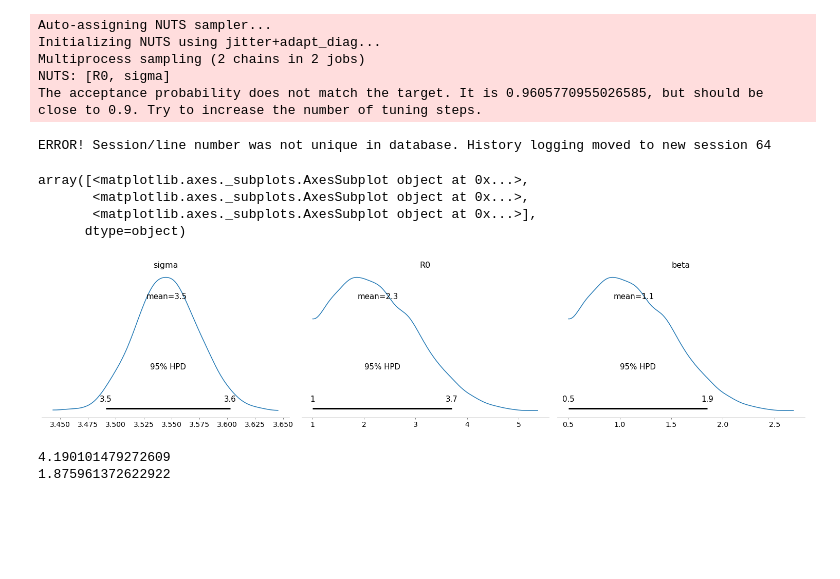
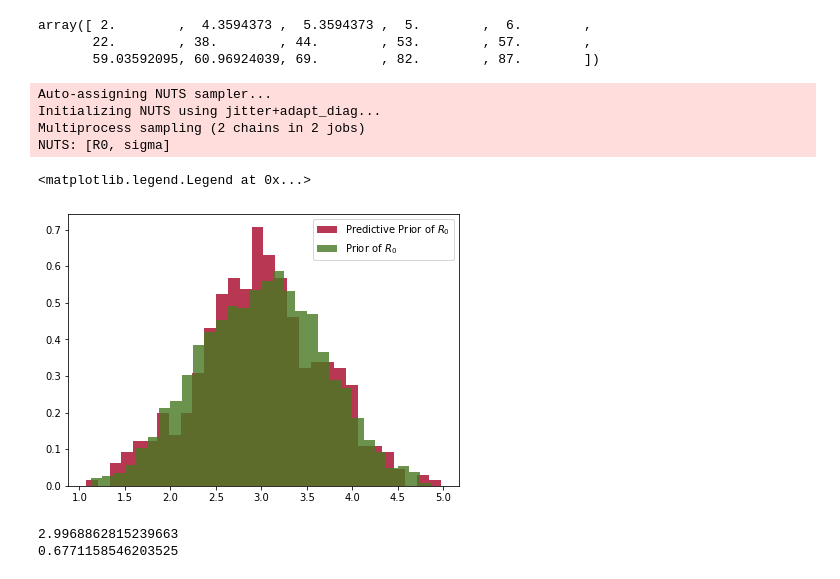
Before and after one commit to NunezKant/COVID19_MEX_MASTER, a Jupyter notebook: Probabilistic_Fit_SEAIR_D.ipynb, the cells around one changed output. Cells and saved outputs as stored; diff of their text form; code cells hidden in the pictures; blank space fills up the shorter version.

Commit message:
Aun sigue sin fittear bien :(

```diff
--- a/Probabilistic_Fit_SEAIR_D.ipynb
+++ b/Probabilistic_Fit_SEAIR_D.ipynb
@@ -218,5 +199,18 @@ SEAIRM_model = DifferentialEquation(
+# %%
+y_interp
+# %% [output]
+array([ 2.        ,  4.3594373 ,  5.3594373 ,  5.        ,  6.        ,
+       22.        , 38.        , 44.        , 53.        , 57.        ,
+       59.03592095, 60.96924039, 69.        , 82.        , 87.        ])
+# %%
+SEAIRM_model = DifferentialEquation(
+    func=SEAIR_M,
+    times=periodo_evaluacion[:int(days[-1]+1)],
+    n_states=6,
+    n_theta=5,
+)
 # %%
-with pm.Model() as model:
+with pm.Model() as model3:
 
     alpha = 0.2
     gamma = 0.5
@@ -225,7 +219,7 @@ with pm.Model() as model:
 
 
     sigma = pm.HalfCauchy('sigma', 0.5)
-    R0 = pm.Bound(pm.Normal, lower=1)('R0', 2,1)
+    R0 = pm.Bound(pm.Normal, lower=1, upper =5)('R0',3, 0.7)
     p_beta = pm.Deterministic('beta', gamma*R0)
 
     """
@@ -235,36 +229,30 @@ with pm.Model() as model:
     p[3] = Rho
     p[4] = Kappa
 
-    Estoy dejando fijos los demas parámetros, por ahora, dado que hay muy ppocas observaciones de infectados confirmados
+    Estoy dejando fijos los demas parámetros, por ahora, dado que hay muy pocas observaciones de infectados confirmados
     """
 
-
+    prior = pm.sample_prior_predictive()
     SEAIRM_curves = SEAIRM_model(y0=y0, theta=[p_beta, alpha, gamma, rho, kappa])
     Y = pm.Normal('Y', mu=SEAIRM_curves, sd=sigma, observed=yobs_vector)
 
-    prior = pm.sample_prior_predictive()
     trace = pm.sample(2000,tune=1000, target_accept=0.9, cores=2)
-    posterior_predictive = pm.sample_posterior_predictive(trace)
-
-    data = az.from_pymc3(trace=trace, prior = prior, posterior_predictive = posterior_predictive)
 # %% [output]
 Auto-assigning NUTS sampler...
 Initializing NUTS using jitter+adapt_diag...
 Multiprocess sampling (2 chains in 2 jobs)
 NUTS: [R0, sigma]
-The acceptance probability does not match the target. It is 0.9605770955026585, but should be close to 0.9. Try to increase the number of tuning steps.
-# %%
-az.plot_posterior(data,round_to=2, credible_interval=0.95)
-# %% [output]
-ERROR! Session/line number was not unique in database. History logging moved to new session 64
-array([<matplotlib.axes._subplots.AxesSubplot object at 0x...>,
-       <matplotlib.axes._subplots.AxesSubplot object at 0x...>,
-       <matplotlib.axes._subplots.AxesSubplot object at 0x...>],
-      dtype=object)
-[figure, removed]
-# %%
-print(trace["R0"].mean()+trace["R0"].std())
-print(trace["R0"].mean()-trace["R0"].std())
-# %% [output]
-4.190101479272609
-1.875961372622922
+# %%
+plt.figure(figsize = (7,5))
+plt.hist(prior["R0"],histtype="stepfilled",bins=30,alpha = .80, label = f"Predictive Prior of $R_0$",color = "#A60628", density = True)
+plt.hist(trace["R0"],histtype="stepfilled",bins=30,alpha = .80, label = f"Prior of $R_0$",color = "#467821", density = True)
+plt.legend()
+# %% [output]
+<matplotlib.legend.Legend at 0x...>
+[figure, added]
+# %%
+print(prior["R0"].mean())
+print(prior["R0"].std()) # Al parecer no fittea
+# %% [output]
+2.9968862815239663
+0.6771158546203525
```
Also changed, not shown: parts of 27 cells of this notebook.
